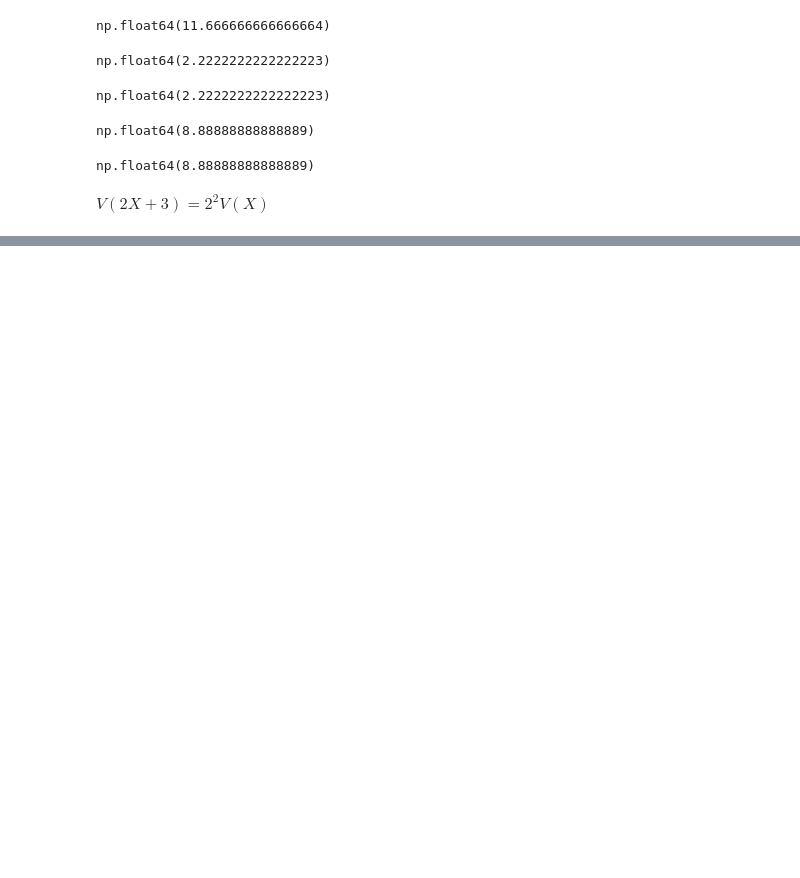
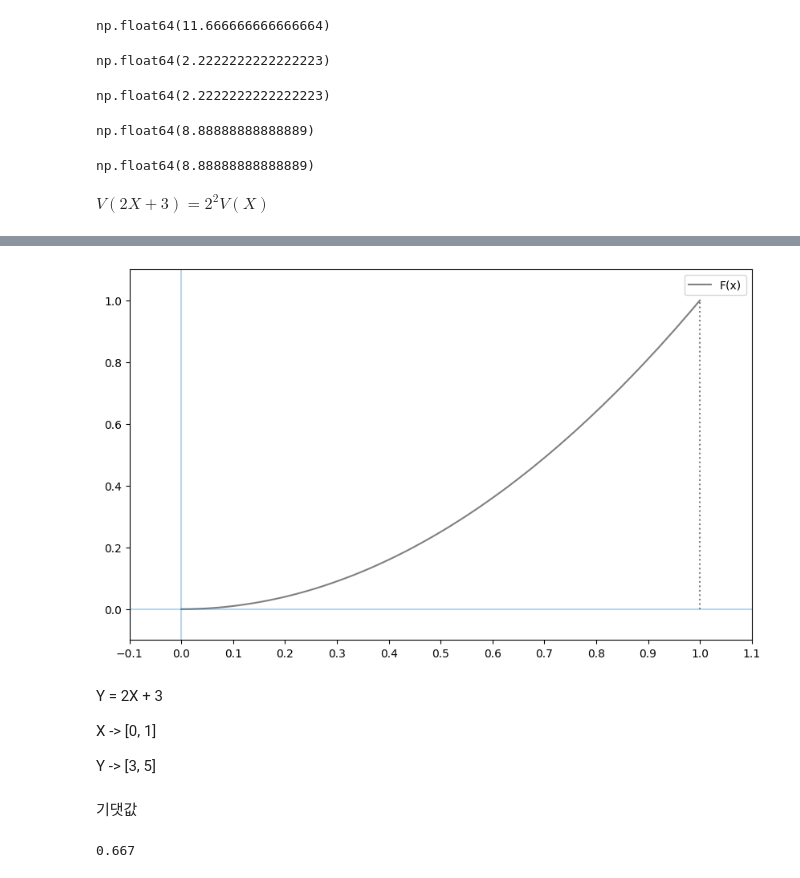
Before and after one commit to hwshin1/Colab_lec, a Jupyter notebook: 20260420_lec.ipynb, the cells around one changed output, grey strips where cells are left out. Drawn from its saved outputs; the diff is of its cells as text; code cells hidden in the pictures; blank space fills up the shorter version.

```diff
--- a/20260420_lec.ipynb
+++ b/20260420_lec.ipynb
@@ -195,0 +472,3 @@ $V(2X + 3) = 2^2V(X)$
+# %%
+def F(x):
+    return integrate.quad(f, -np.inf, x)[0]
@@ -195,0 +479,21 @@ $V(2X + 3) = 2^2V(X)$
+# %%
+xs = np.linspace(x_range[0], x_range[1], 100)
+fig = plt.figure(figsize=(10, 6))
+ax = fig.add_subplot(111)
+ax.plot(xs, [F(x) for x in xs], label='F(x)', color='gray')
+ax.hlines(0, -0.1, 1.1, alpha=0.3)
+ax.vlines(0, -0.1, 1.1, alpha=0.3)
+ax.vlines(xs.max(), 0, 1, linestyles=':', color='gray')
+ax.set_xticks(np.arange(-0.1, 1.2, 0.1))
+ax.set_xlim(-0.1, 1.1)
+ax.set_ylim(-0.1, 1.1)
+ax.legend()
+plt.show()
+# %% [output]
+[figure, added]
+# %% [markdown]
+Y = 2X + 3
+
+X -> [0, 1]
+
+Y -> [3, 5]
@@ -195,0 +511,9 @@ $V(2X + 3) = 2^2V(X)$
+# %% [markdown]
+기댓값
+# %%
+def integrand(x):
+    return x*f(x)
+
+integrate.quad(integrand, -np.inf, np.inf)[0]
+# %% [output]
+0.667
```
Also changed, not shown: parts of 65 cells of this notebook.
